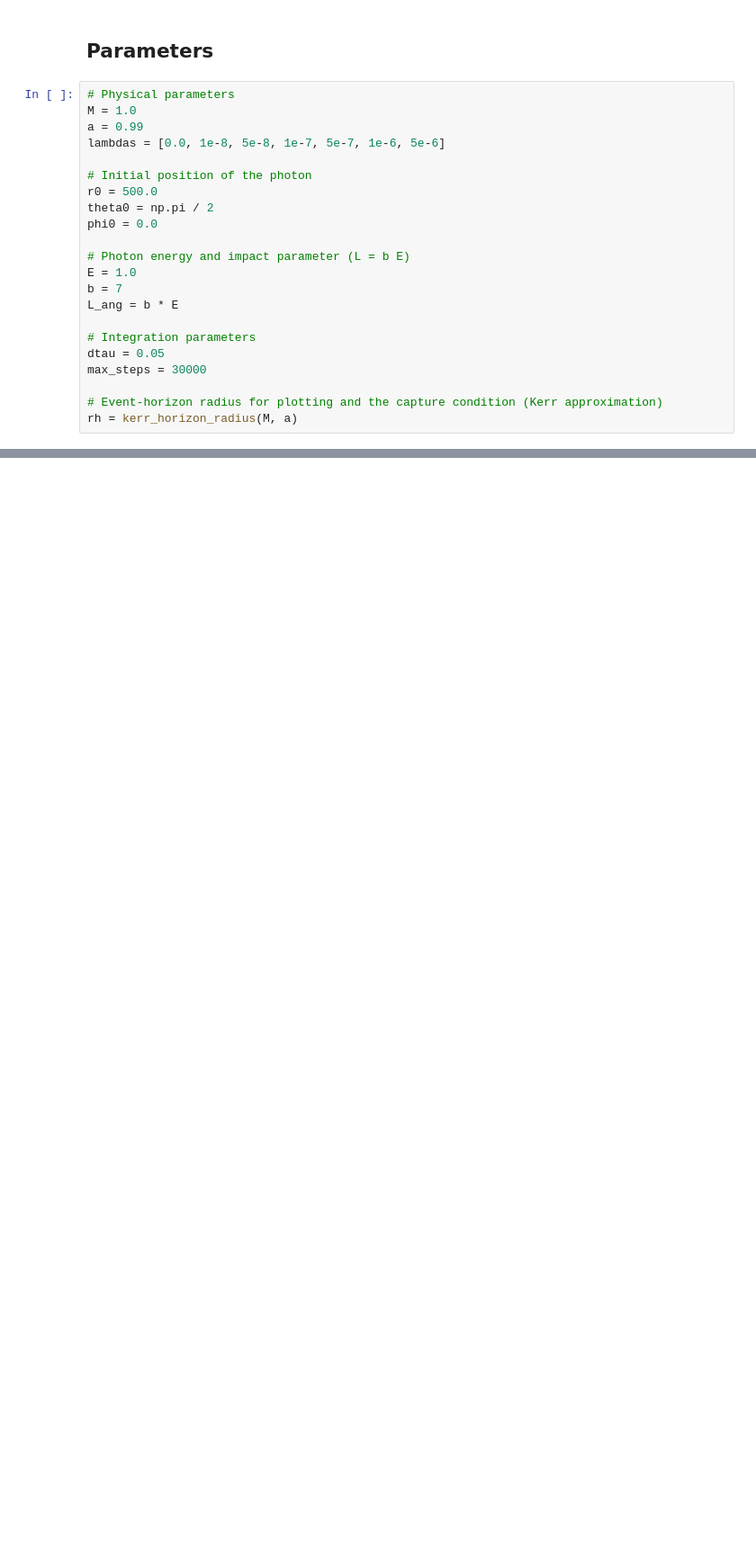
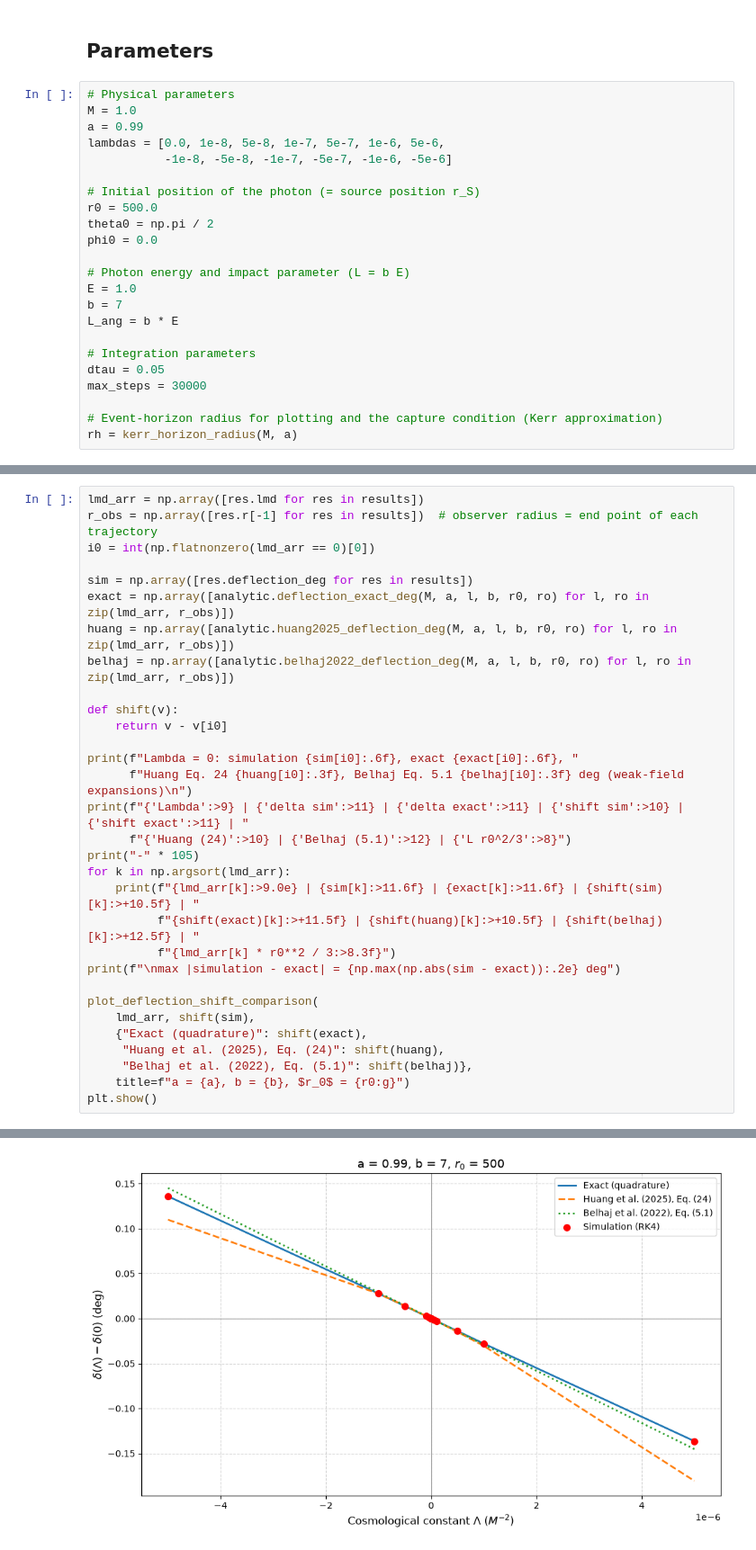
Before and after one commit to NugiePhysics/Research-thesis-s1, a Jupyter notebook: notebooks/Lambda_Deflection.ipynb, the cells around one changed output, grey strips where cells are left out. Shown at 90% size. Cells and saved outputs as stored; diff of their text form; blank space fills up the shorter version.

```diff
--- a/notebooks/Lambda_Deflection.ipynb
+++ b/notebooks/Lambda_Deflection.ipynb
@@ -24,9 +30,10 @@ from kerr_ds import (
 # Physical parameters
 M = 1.0
 a = 0.99
-lambdas = [0.0, 1e-8, 5e-8, 1e-7, 5e-7, 1e-6, 5e-6]
+lambdas = [0.0, 1e-8, 5e-8, 1e-7, 5e-7, 1e-6, 5e-6,
+           -1e-8, -5e-8, -1e-7, -5e-7, -1e-6, -5e-6]
 
-# Initial position of the photon
+# Initial position of the photon (= source position r_S)
 r0 = 500.0
 theta0 = np.pi / 2
 phi0 = 0.0
@@ -113,0 +149,32 @@ R² (coefficient of determination) = 0.999985
+# %%
+lmd_arr = np.array([res.lmd for res in results])
+r_obs = np.array([res.r[-1] for res in results])  # observer radius = end point of each trajectory
+i0 = int(np.flatnonzero(lmd_arr == 0)[0])
+
+sim = np.array([res.deflection_deg for res in results])
+exact = np.array([analytic.deflection_exact_deg(M, a, l, b, r0, ro) for l, ro in zip(lmd_arr, r_obs)])
+huang = np.array([analytic.huang2025_deflection_deg(M, a, l, b, r0, ro) for l, ro in zip(lmd_arr, r_obs)])
+belhaj = np.array([analytic.belhaj2022_deflection_deg(M, a, l, b, r0, ro) for l, ro in zip(lmd_arr, r_obs)])
+
+def shift(v):
+    return v - v[i0]
+
+print(f"Lambda = 0: simulation {sim[i0]:.6f}, exact {exact[i0]:.6f}, "
+      f"Huang Eq. 24 {huang[i0]:.3f}, Belhaj Eq. 5.1 {belhaj[i0]:.3f} deg (weak-field expansions)\n")
+print(f"{'Lambda':>9} | {'delta sim':>11} | {'delta exact':>11} | {'shift sim':>10} | {'shift exact':>11} | "
+      f"{'Huang (24)':>10} | {'Belhaj (5.1)':>12} | {'L r0^2/3':>8}")
+print("-" * 105)
+for k in np.argsort(lmd_arr):
+    print(f"{lmd_arr[k]:>9.0e} | {sim[k]:>11.6f} | {exact[k]:>11.6f} | {shift(sim)[k]:>+10.5f} | "
+          f"{shift(exact)[k]:>+11.5f} | {shift(huang)[k]:>+10.5f} | {shift(belhaj)[k]:>+12.5f} | "
+          f"{lmd_arr[k] * r0**2 / 3:>8.3f}")
+print(f"\nmax |simulation - exact| = {np.max(np.abs(sim - exact)):.2e} deg")
+
+plot_deflection_shift_comparison(
+    lmd_arr, shift(sim),
+    {"Exact (quadrature)": shift(exact),
+     "Huang et al. (2025), Eq. (24)": shift(huang),
+     "Belhaj et al. (2022), Eq. (5.1)": shift(belhaj)},
+    title=f"a = {a}, b = {b}, $r_0$ = {r0:g}")
+plt.show()
+# %% [output]
@@ -113,0 +200 @@ R² (coefficient of determination) = 0.999985
+[figure, added]
```
Also changed, not shown: parts of 16 cells of this notebook, 2 other files.
